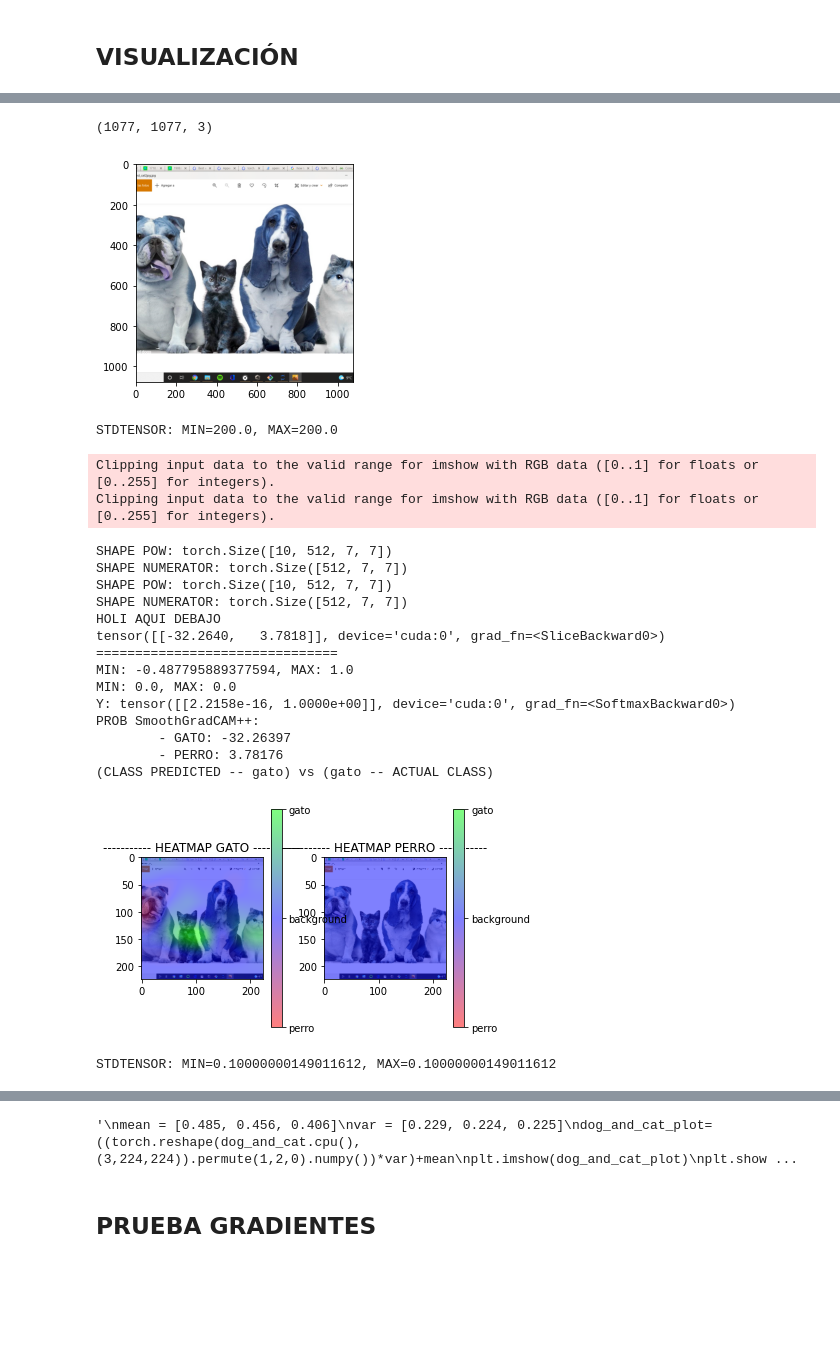
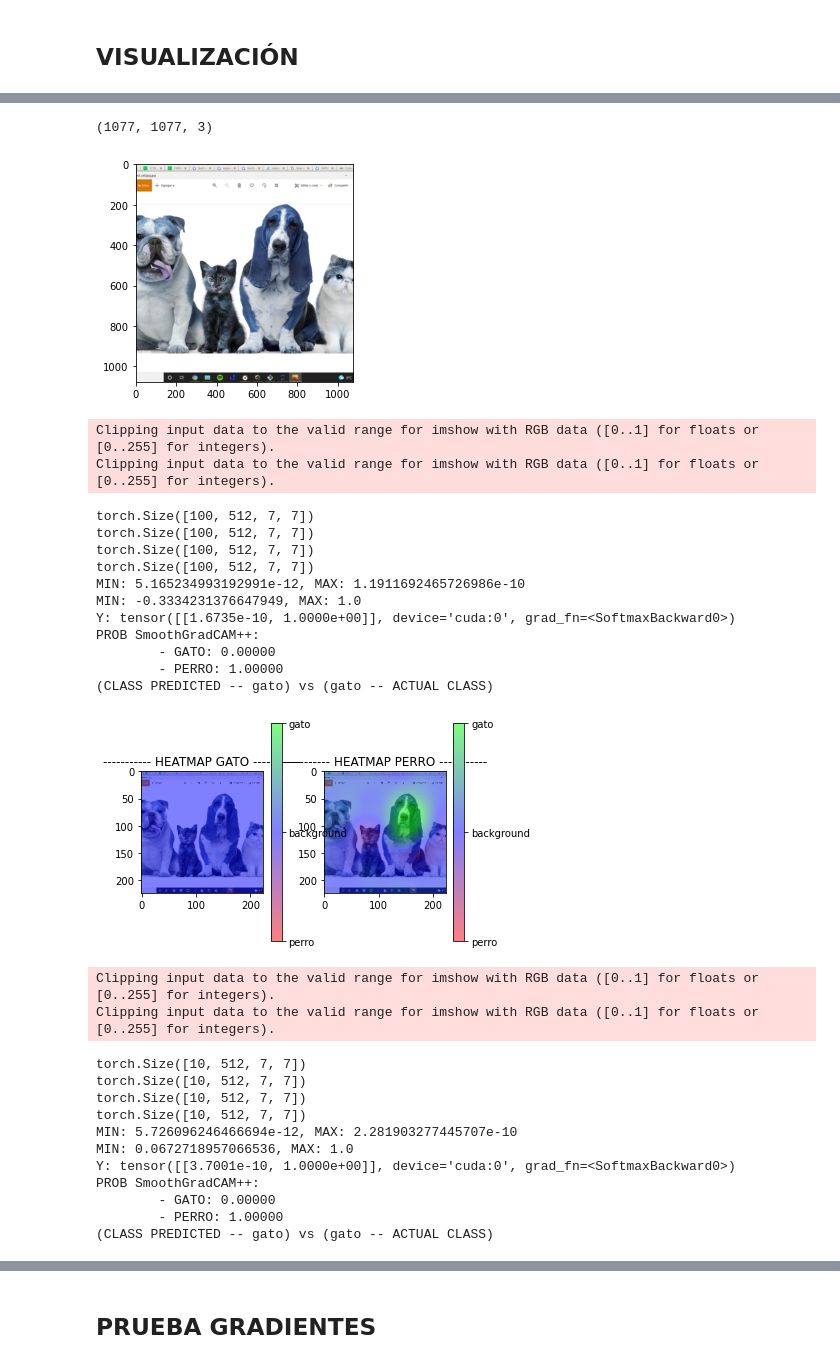
Before and after one commit to pedrogallegolpz/TFG, a Jupyter notebook: pruebas/CAM_Prueba.ipynb, the cells around one changed output, grey strips where cells are left out. Saved outputs shown, nothing was run; the diff lists cells and outputs as text; code cells hidden in the pictures; blank space fills up the shorter version.

```diff
--- a/pruebas/CAM_Prueba.ipynb
+++ b/pruebas/CAM_Prueba.ipynb
@@ -1081,50 +1101,58 @@ dog_and_cat = cv2.imread('dogs_and_cats2.png')/255.
 #dog_and_cat = cv2.imread('cat2.jpg')/255.
 #dog_and_cat = cv2.imread('dog2.jpg')/255.
 
 
 print(dog_and_cat.shape)
 plt.imshow(dog_and_cat)
 plt.show()
 
 dog_and_cat = (cv2.resize(dog_and_cat, dsize=(224, 224), interpolation=cv2.INTER_CUBIC)-mean)/var
 
 
 transform = torchvision.transforms.Compose([transforms.ToTensor()])
 dog_and_cat = transform(dog_and_cat)
 dog_and_cat = dog_and_cat.reshape((3,224,224))[None,:,:,:].float().to(device)
 
 
 #model_gradcam.plot_saliency_map(dog_and_cat, act_classes[0], -2)
 #model_gradcampp.plot_saliency_map(dog_and_cat, act_classes[0], -2)
-model_smoothgradcampp.plot_saliency_map(dog_and_cat, act_classes[0], -2, n_noise=10, std=200)
+model_smoothgradcampp.plot_saliency_map(dog_and_cat, act_classes[0], -2, n_noise=100, std=10)
 model_smoothgradcampp.plot_saliency_map(dog_and_cat, act_classes[0], -2, n_noise=10, std=0.1)
 """
 mean = [0.485, 0.456, 0.406]
 var = [0.229, 0.224, 0.225]
 dog_and_cat_plot=((torch.reshape(dog_and_cat.cpu(), (3,224,224)).permute(1,2,0).numpy())*var)+mean
 plt.imshow(dog_and_cat_plot)
 plt.show()
 print(dog_and_cat_plot.shape)
 """
 # %% [output]
 (1077, 1077, 3)
 [figure]
-STDTENSOR: MIN=200.0, MAX=200.0
+Clipping input data to the valid range for imshow with RGB data ([0..1] for floats or [0..255] for integers).
+Clipping input data to the valid range for imshow with RGB data ([0..1] for floats or [0..255] for integers).
-Clipping input data to the valid range for imshow with RGB data ([0..1] for floats or [0..255] for integers).
-Clipping input data to the valid range for imshow with RGB data ([0..1] for floats or [0..255] for integers).
+torch.Size([100, 512, 7, 7])
+torch.Size([100, 512, 7, 7])
+torch.Size([100, 512, 7, 7])
+torch.Size([100, 512, 7, 7])
+MIN: 5.165234993192991e-12, MAX: 1.1911692465726986e-10
+MIN: -0.3334231376647949, MAX: 1.0
+Y: tensor([[1.6735e-10, 1.0000e+00]], device='cuda:0', grad_fn=<SoftmaxBackward0>)
+PROB SmoothGradCAM++:
+        - GATO: 0.00000
+        - PERRO: 1.00000
+(CLASS PREDICTED -- gato) vs (gato -- ACTUAL CLASS)
+[figure, new version]
-SHAPE POW: torch.Size([10, 512, 7, 7])
-SHAPE NUMERATOR: torch.Size([512, 7, 7])
-SHAPE POW: torch.Size([10, 512, 7, 7])
-SHAPE NUMERATOR: torch.Size([512, 7, 7])
-HOLI AQUI DEBAJO
-tensor([[-32.2640,   3.7818]], device='cuda:0', grad_fn=<SliceBackward0>)
-===============================
-MIN: -0.487795889377594, MAX: 1.0
-MIN: 0.0, MAX: 0.0
-Y: tensor([[2.2158e-16, 1.0000e+00]], device='cuda:0', grad_fn=<SoftmaxBackward0>)
-PROB SmoothGradCAM++:
-        - GATO: -32.26397
-        - PERRO: 3.78176
-(CLASS PREDICTED -- gato) vs (gato -- ACTUAL CLASS)
+Clipping input data to the valid range for imshow with RGB data ([0..1] for floats or [0..255] for integers).
+Clipping input data to the valid range for imshow with RGB data ([0..1] for floats or [0..255] for integers).
-[figure, old version]
-STDTENSOR: MIN=0.10000000149011612, MAX=0.10000000149011612
+torch.Size([10, 512, 7, 7])
+torch.Size([10, 512, 7, 7])
+torch.Size([10, 512, 7, 7])
+torch.Size([10, 512, 7, 7])
+MIN: 5.726096246466694e-12, MAX: 2.281903277445707e-10
+MIN: 0.0672718957066536, MAX: 1.0
+Y: tensor([[3.7001e-10, 1.0000e+00]], device='cuda:0', grad_fn=<SoftmaxBackward0>)
+PROB SmoothGradCAM++:
+        - GATO: 0.00000
+        - PERRO: 1.00000
+(CLASS PREDICTED -- gato) vs (gato -- ACTUAL CLASS)
@@ -1148,3 +1161,2 @@ PROB SmoothGradCAM++:
-'\nmean = [0.485, 0.456, 0.406]\nvar = [0.229, 0.224, 0.225]\ndog_and_cat_plot=((torch.reshape(dog_and_cat.cpu(), (3,224,224)).permute(1,2,0).numpy())*var)+mean\nplt.imshow(dog_and_cat_plot)\nplt.show ...
 # %% [markdown]
 ## PRUEBA GRADIENTES
```
Also changed, not shown: parts of 7 cells of this notebook.
